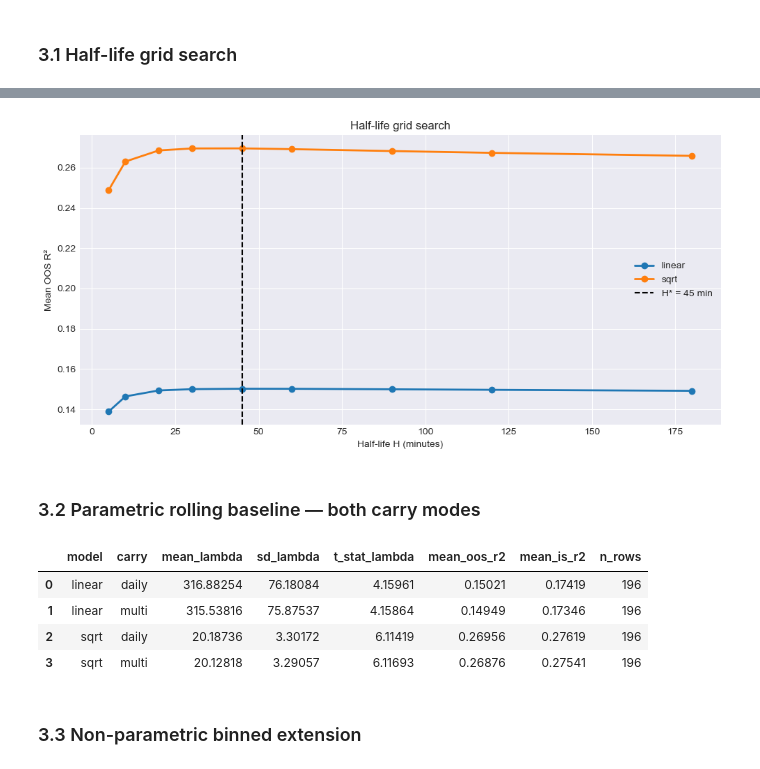
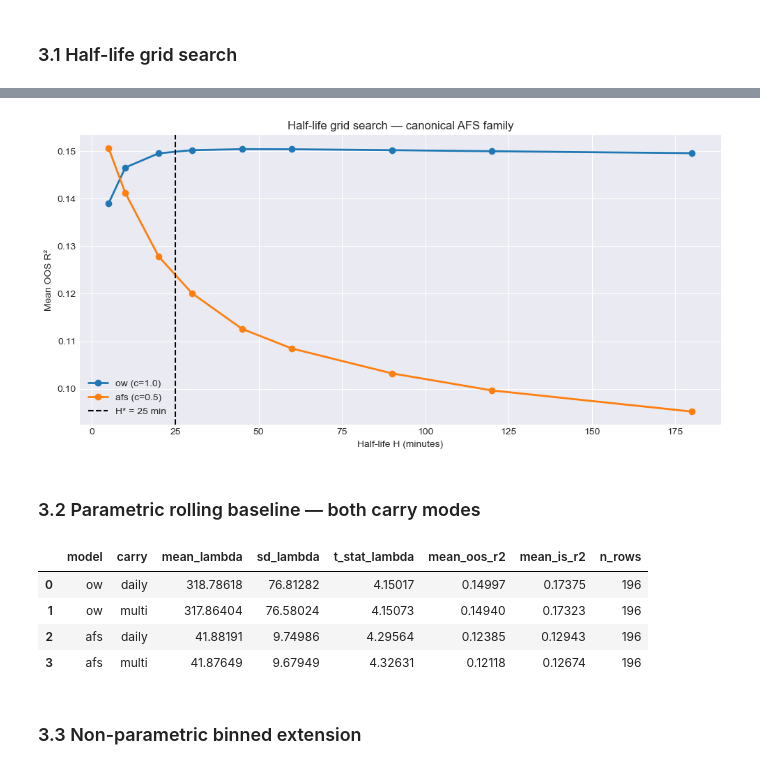
Before and after one commit to christopher-dybdahl/price_impact_optimal_execution, a Jupyter notebook: final_pipeline.ipynb, the cells around one changed output, grey strips where cells are left out. Drawn from its saved outputs; the diff is of its cells as text; code cells hidden in the pictures.

```diff
--- a/final_pipeline.ipynb
+++ b/final_pipeline.ipynb
@@ -135,17 +115,22 @@ The module returns **both** variants on the same panel so downstream code can pi
 
 We compute the panel once per (model, $H$) pair — Section 3 reuses this for the fitting and Section 7 reuses it for the backtest's reference impact.
 # %%
-H_FIT = 60.0  # half-life in minutes, will be revisited by the grid search
-MODEL_TYPES = ("linear", "sqrt")
+H_FIT = 60.0  # half-life in minutes (revisited by the grid search below)
+
+# Canonical AFS-family specification (linear OU on q/ADV; power-law shape outside).
+# Two models on the same panel:
+#   OW  → c = 1.0  (linear, equivalent to legacy "linear")
+#   AFS → c = 0.5  (canonical Alfonsi-Fruth-Schied square root)
+MODELS = {"ow": 1.00, "afs": 0.50}
 
 impact_panels = {
-    mt: pi.compute_impact_states(
-        data, daily_stats, half_life_minutes=H_FIT, model_type=mt
+    name: pi.compute_impact_states_concave(
+        data, daily_stats, half_life_minutes=H_FIT, c=c
     )
-    for mt in MODEL_TYPES
+    for name, c in MODELS.items()
 }
 
-imp = impact_panels["linear"]
+imp = impact_panels["ow"]
 print("Columns:", imp.columns.tolist())
 imp.head()
 # %% [output]
@@ -185,19 +173,24 @@ The same machinery works on **either** carry mode — set `carry='daily'` or `ca
 # %% [markdown]
 ### 3.1 Half-life grid search
 # %%
-# Coarse grid; expand if needed. Daily-reset Ī is the standard for fitting.
+# Canonical (c, H) grid at the chosen pipeline c values: OW (c=1.0) and AFS (c=0.5).
+# Daily-reset Ī is the standard for fitting; τ = 6 bins (1 min) explanation horizon.
 H_GRID = [5, 10, 20, 30, 45, 60, 90, 120, 180]  # minutes
 TAU_BINS = 6  # τ = 1 min explanation horizon (6 bins × 10 s/bin)
 
-grid_df = pi.half_life_grid_search(
+grid_df = pi.concavity_grid_search(
     data,
     daily_stats,
+    c_grid=list(MODELS.values()),
     H_grid_minutes=H_GRID,
     tau_bins=TAU_BINS,
     carry="daily",
-    model_types=MODEL_TYPES,
     progress=True,
 )
+
+# Map c back to model name and pick best H per model.
+_c_to_name = {c: name for name, c in MODELS.items()}
+grid_df["model"] = grid_df["c"].map(_c_to_name)
 best_per_model = (
     grid_df.groupby(["model", "H"])["oos_r2"]
     .mean()
@@ -220,45 +222,47 @@ Adopted universal H* = 45 min
 # %%
 fig, ax = plt.subplots(figsize=(10, 5))
-for mt in MODEL_TYPES:
-    sub = grid_df[grid_df["model"] == mt].groupby("H")["oos_r2"].mean()
-    ax.plot(sub.index, sub.values, "o-", lw=2, label=mt)
+for name, c_val in MODELS.items():
+    sub = grid_df[grid_df["c"] == c_val].groupby("H")["oos_r2"].mean()
+    ax.plot(sub.index, sub.values, "o-", lw=2, label=f"{name} (c={c_val})")
 ax.axvline(H_star, ls="--", color="black", label=f"H* = {H_star} min")
 ax.set_xlabel("Half-life H (minutes)")
 ax.set_ylabel("Mean OOS R²")
-ax.set_title("Half-life grid search")
+ax.set_title("Half-life grid search — canonical AFS family")
 ax.legend()
 plt.tight_layout()
 plt.show()
 # %% [output]
-[figure, old version]
+[figure, new version]
 # %% [markdown]
 ### 3.2 Parametric rolling baseline — both carry modes
 # %%
-# Recompute impact panels at H* and fit on **both** carry modes so we can
+# Recompute canonical impact panels at H* and fit on **both** carry modes so we can
 # compare daily-reset vs multi-day Ī.
 impact_panels_star = {
-    mt: pi.compute_impact_states(data, daily_stats, H_star, model_type=mt)
-    for mt in MODEL_TYPES
+    name: pi.compute_impact_states_concave(
+        data, daily_stats, half_life_minutes=H_star, c=c_val
+    )
+    for name, c_val in MODELS.items()
 }
 
 baseline_results = {}
-for mt in MODEL_TYPES:
+for name in MODELS:
     for carry in ("daily", "multi"):
         feats = pi.build_regression_features(
-            impact_panels_star[mt], data, tau_bins=TAU_BINS, carry=carry
+            impact_panels_star[name], data, tau_bins=TAU_BINS, carry=carry
         )
         stats = pi.daily_sufficient_stats(feats)
-        baseline_results[(mt, carry)] = pi.rolling_baseline(
+        baseline_results[(name, carry)] = pi.rolling_baseline(
             stats, n_windows=10, offset=2
         )
 
 summary_rows = []
-for (mt, carry), df in baseline_results.items():
+for (name, carry), df in baseline_results.items():
     mean_lam = df["lambda"].mean()
     sd_lam = df["lambda"].std()
     summary_rows.append(
         {
-            "model": mt,
+            "model": name,
             "carry": carry,
             "mean_lambda": mean_lam,
             "sd_lambda": sd_lam,
@@ -271,10 +275,10 @@ for (mt, carry), df in baseline_results.items():
 pd.DataFrame(summary_rows).round(5)
 # %% [output]
 |  | model | carry | mean_lambda | sd_lambda | t_stat_lambda | mean_oos_r2 | mean_is_r2 | n_rows |
-| 0 | linear | daily | 316.88254 | 76.18084 | 4.15961 | 0.15021 | 0.17419 | 196 |
-| 1 | linear | multi | 315.53816 | 75.87537 | 4.15864 | 0.14949 | 0.17346 | 196 |
-| 2 | sqrt | daily | 20.18736 | 3.30172 | 6.11419 | 0.26956 | 0.27619 | 196 |
-| 3 | sqrt | multi | 20.12818 | 3.29057 | 6.11693 | 0.26876 | 0.27541 | 196 |
+| 0 | ow | daily | 318.78618 | 76.81282 | 4.15017 | 0.14997 | 0.17375 | 196 |
+| 1 | ow | multi | 317.86404 | 76.58024 | 4.15073 | 0.14940 | 0.17323 | 196 |
+| 2 | afs | daily | 41.88191 | 9.74986 | 4.29564 | 0.12385 | 0.12943 | 196 |
+| 3 | afs | multi | 41.87649 | 9.67949 | 4.32631 | 0.12118 | 0.12674 | 196 |
 # %% [markdown]
 ### 3.3 Non-parametric binned extension
 # %%
```
Also changed, not shown: parts of 16 cells of this notebook, 3 other files.
